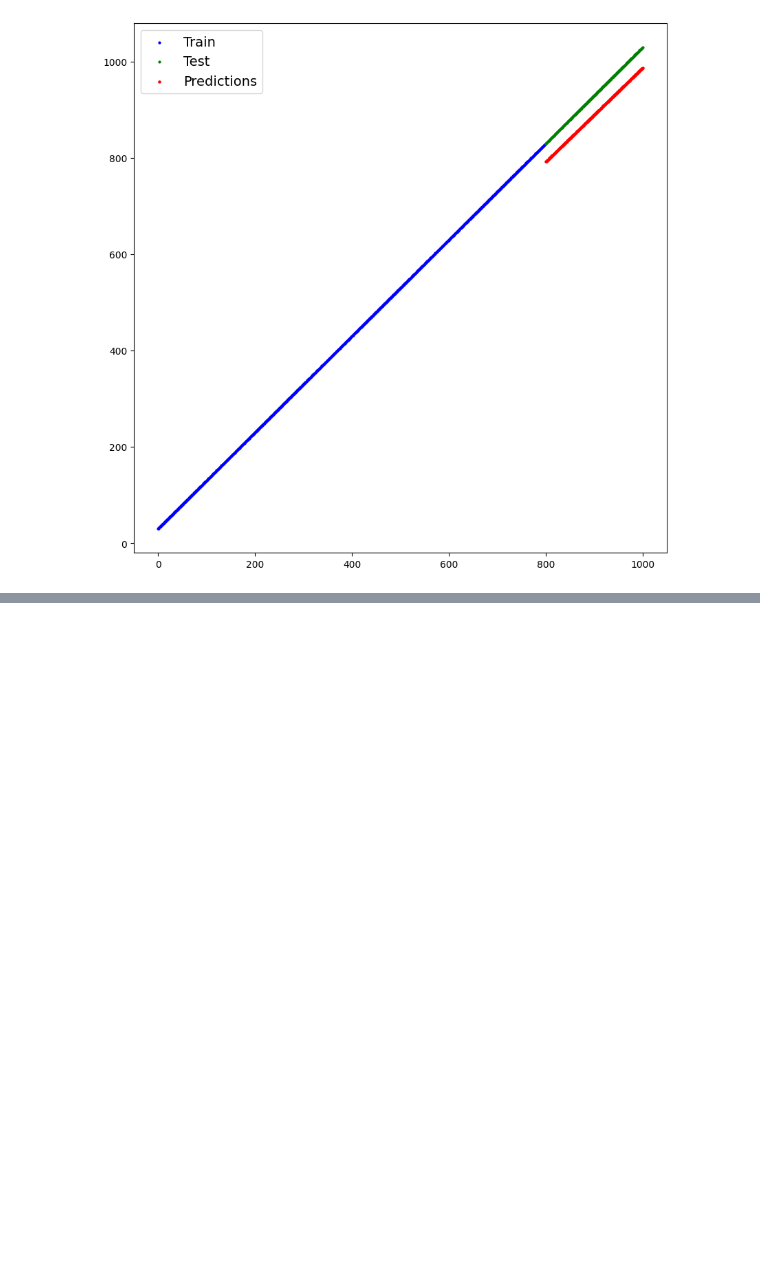
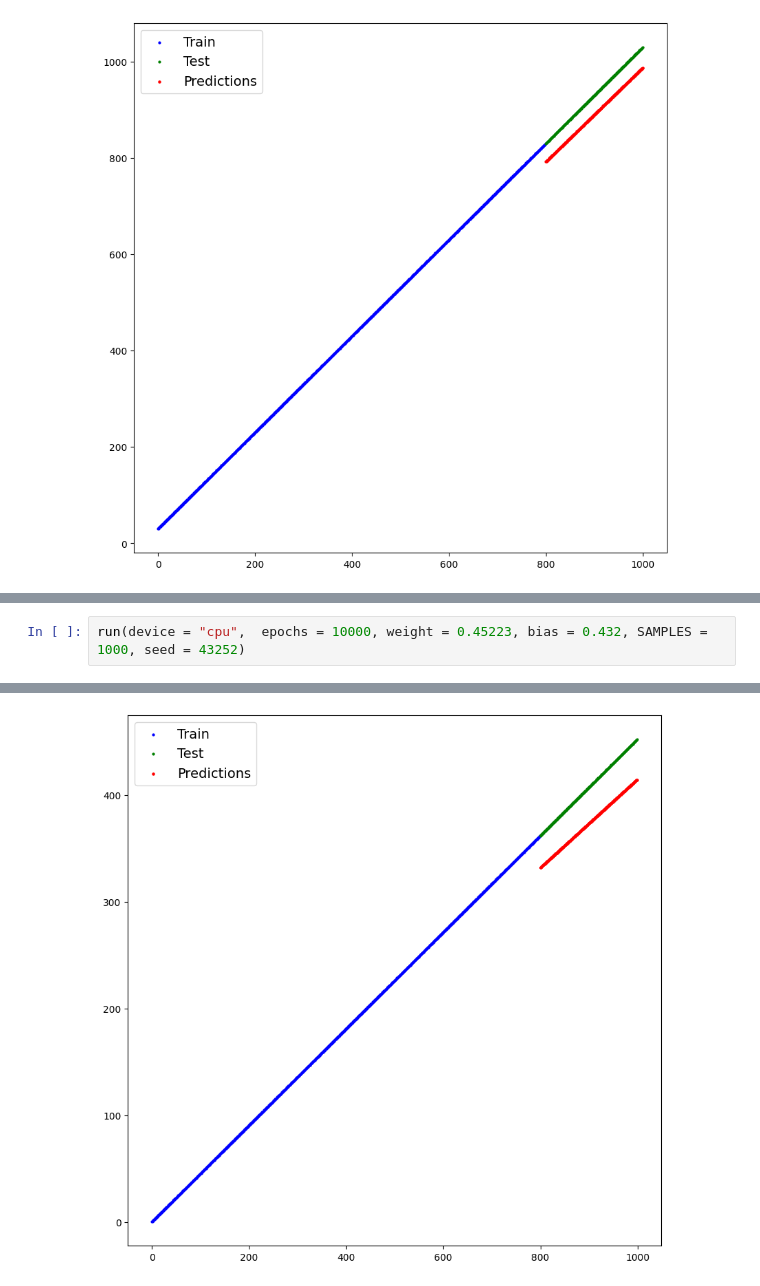
Before and after one commit to GiovanniRaseraF/cpp, a Jupyter notebook: pytorch/code/03_Workflow.ipynb, the cells around one changed output, grey strips where cells are left out. Drawn from its saved outputs; the diff is of its cells as text; blank space fills up the shorter version.

```diff
--- a/pytorch/code/03_Workflow.ipynb
+++ b/pytorch/code/03_Workflow.ipynb
@@ -465,0 +485,3 @@ Wall time: 1min 11s
+# %%
+run(device = "cpu",  epochs = 10000, weight = 0.45223, bias = 0.432, SAMPLES = 1000, seed = 43252)
+# %% [output]
@@ -465,0 +504 @@ Wall time: 1min 11s
+[figure, added]
```
Also changed, not shown: parts of 9 cells of this notebook.
